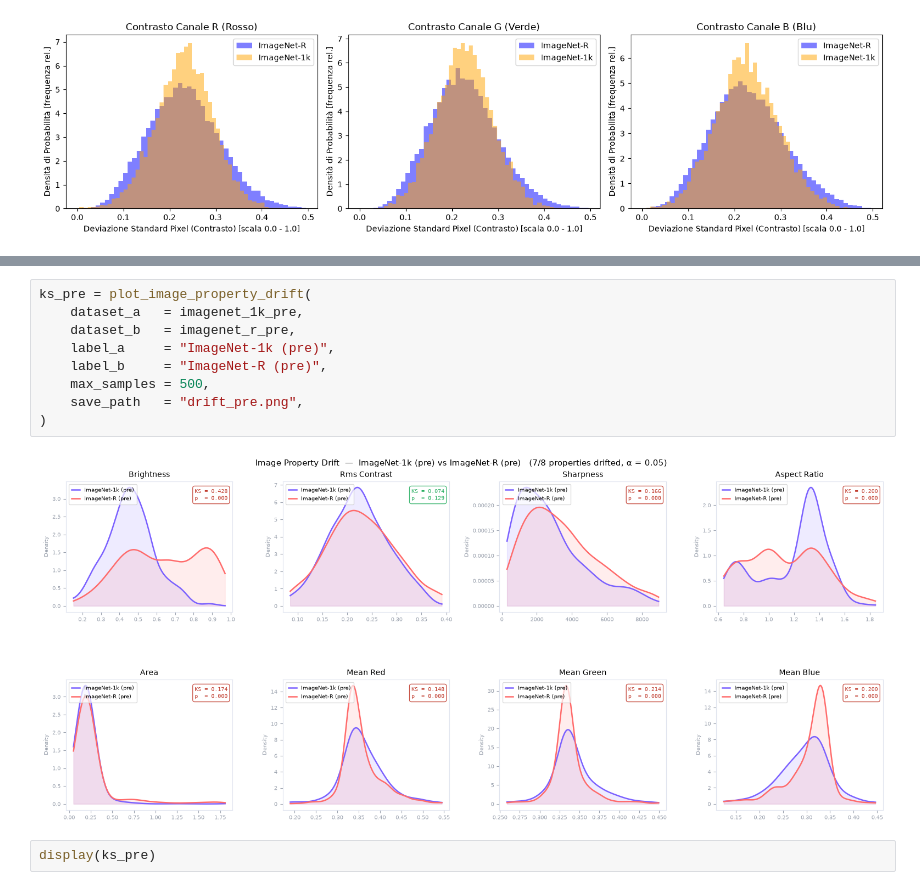
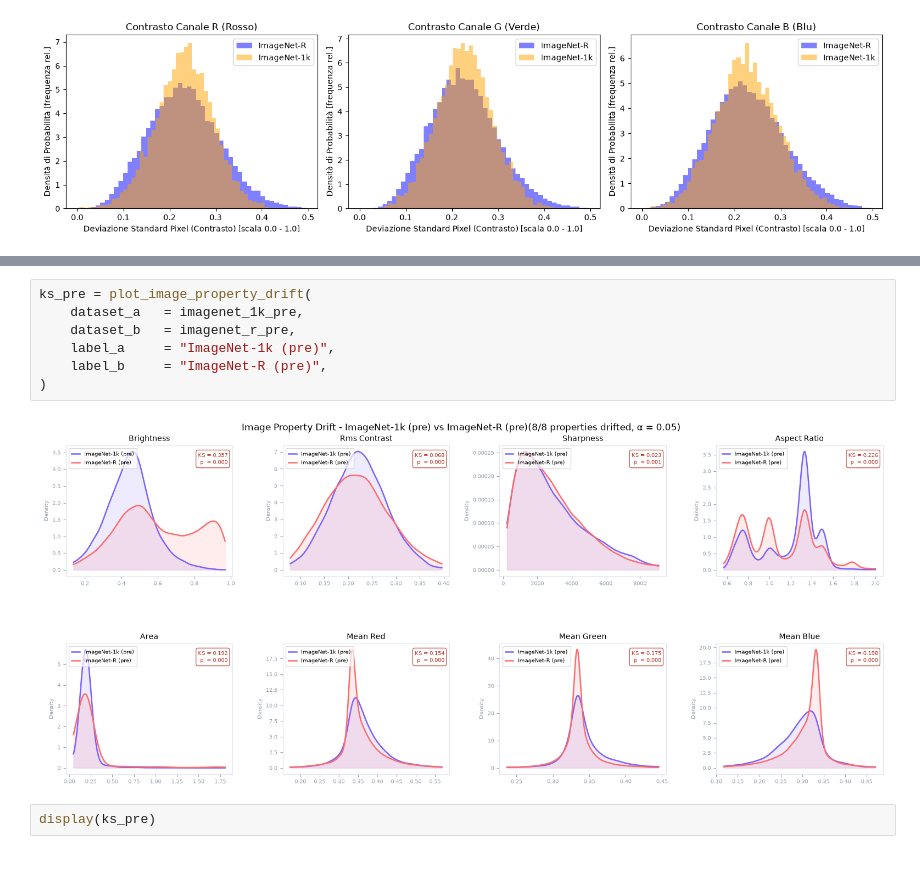
Before and after one commit to spitfire233/DataDrift-Project, a Jupyter notebook: data_analysis/dataset_analysis.ipynb, the cells around one changed output, grey strips where cells are left out. Drawn from its saved outputs; the diff is of its cells as text.

Commit message:
Fix drift detection plot, add missing formats plot

```diff
--- a/data_analysis/dataset_analysis.ipynb
+++ b/data_analysis/dataset_analysis.ipynb
@@ -283,14 +296,12 @@ plt.show()
 # %%
 ks_pre = plot_image_property_drift(
     dataset_a   = imagenet_1k_pre,
     dataset_b   = imagenet_r_pre,
     label_a     = "ImageNet-1k (pre)",
     label_b     = "ImageNet-R (pre)",
-    max_samples = 500,
-    save_path   = "drift_pre.png",
 )
 # %% [output]
-[figure, old version]
+[figure, new version]
 # %%
 display(ks_pre)
 # %% [output]
```
Also changed, not shown: parts of 3 cells of this notebook, 2 other files.
